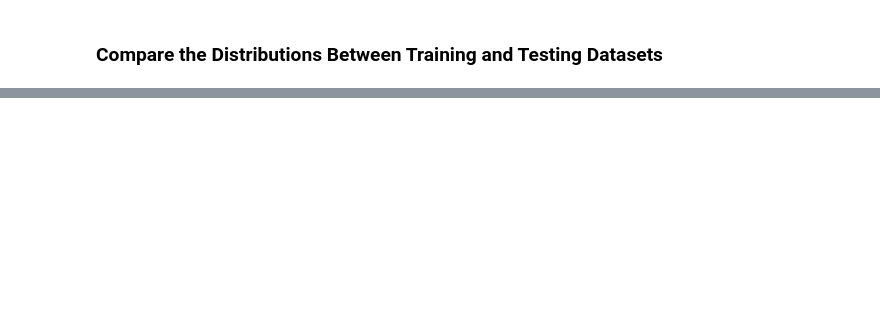
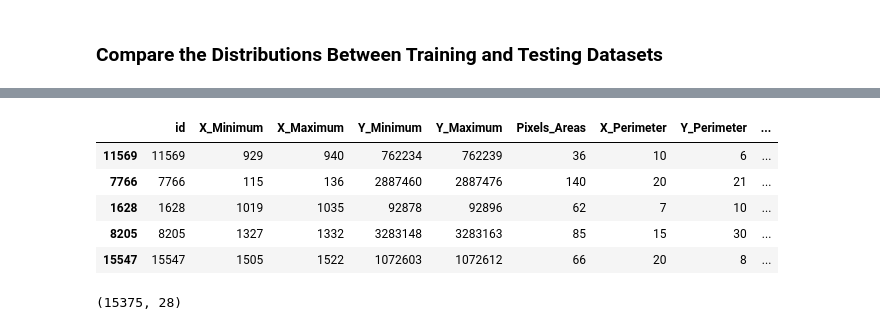
Before and after one commit to JoseAlfaro12/PlaygroundS3, a Jupyter notebook: Scripts/1. EDA.ipynb, the cells around one changed output, grey strips where cells are left out. Drawn from its saved outputs; the diff is of its cells as text; code cells hidden in the pictures; blank space fills up the shorter version.

Commit message:
Began Random Forest Analysis

```diff
--- a/Scripts/1. EDA.ipynb
+++ b/Scripts/1. EDA.ipynb
@@ -3,6 +3,11 @@ import pandas as pd
 import numpy as np
 import matplotlib.pyplot as plt
 import seaborn as sns
+from sklearn.model_selection import train_test_split, cross_val_score, cross_val_predict
+from sklearn.ensemble import RandomForestClassifier
+from sklearn.metrics import roc_auc_score
+
+pd.set_option('display.max_columns', None)
 # %%
 train = pd.read_csv('../Data/train.csv')
 test = pd.read_csv('../Data/test.csv')
@@ -142,0 +186,13 @@ for column in numeric_columns:
+# %%
+X_train, X_val, y_train, y_val = train_test_split(X, y, test_size=0.2, random_state=27)
+# %%
+display(X_train.head())
+display(X_train.shape)
+# %% [output]
+|  | id | X_Minimum | X_Maximum | Y_Minimum | Y_Maximum | Pixels_Areas | X_Perimeter | Y_Perimeter | ... |
+| 11569 | 11569 | 929 | 940 | 762234 | 762239 | 36 | 10 | 6 | ... |
+| 7766 | 7766 | 115 | 136 | 2887460 | 2887476 | 140 | 20 | 21 | ... |
+| 1628 | 1628 | 1019 | 1035 | 92878 | 92896 | 62 | 7 | 10 | ... |
+| 8205 | 8205 | 1327 | 1332 | 3283148 | 3283163 | 85 | 15 | 30 | ... |
+| 15547 | 15547 | 1505 | 1522 | 1072603 | 1072612 | 66 | 20 | 8 | ... |
+(15375, 28)
```
Also changed, not shown: parts of 11 cells of this notebook.
